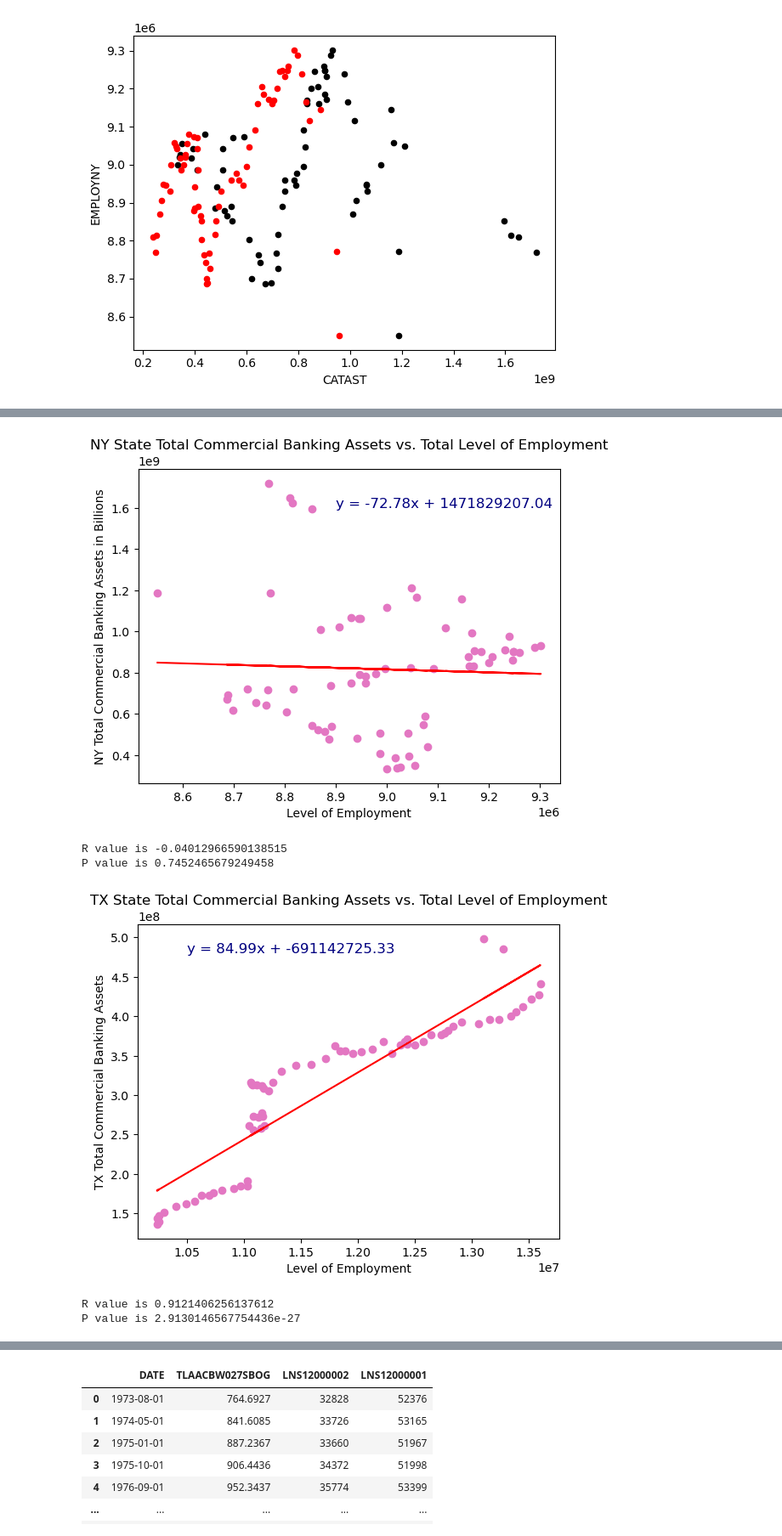
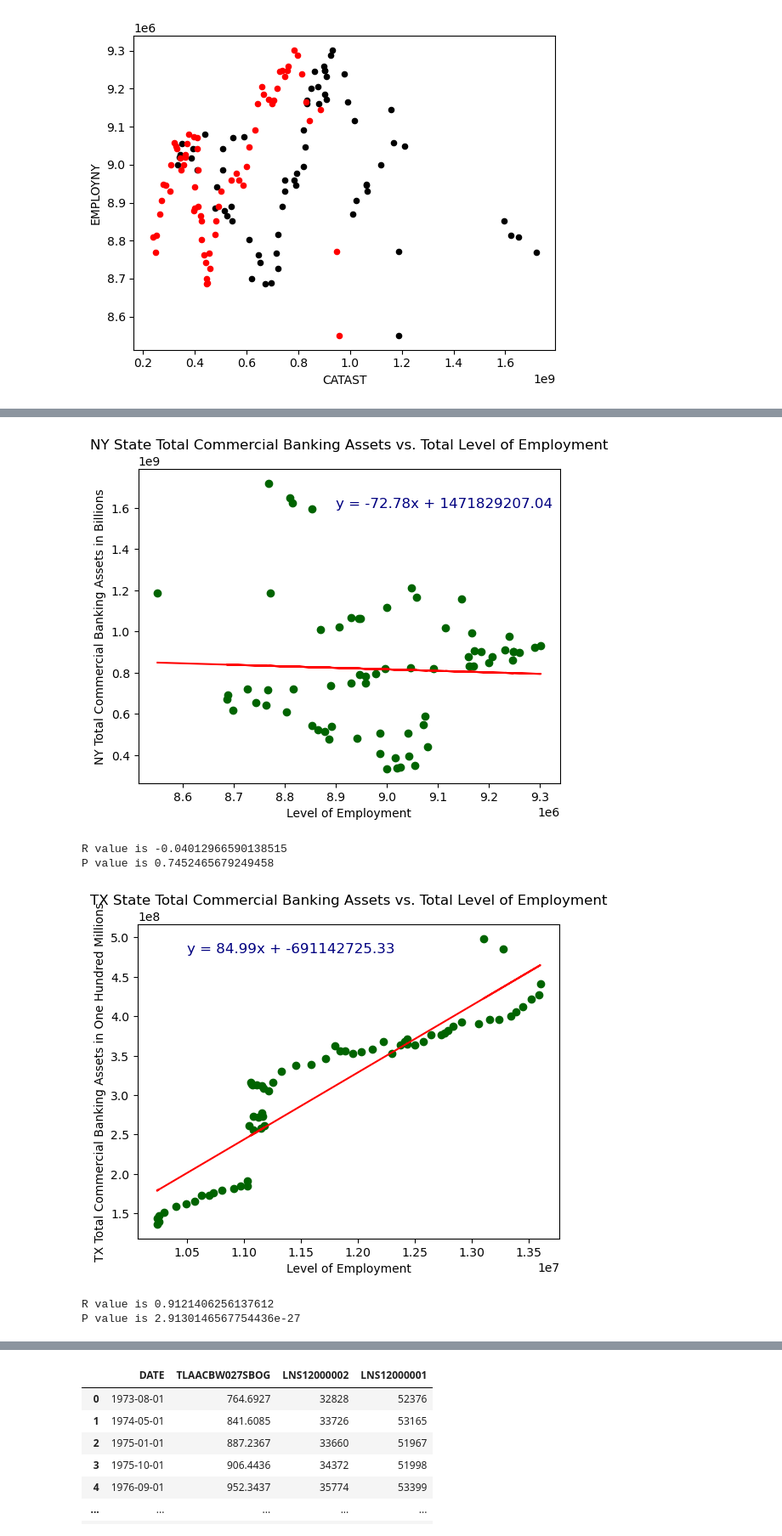
Before and after one commit to RyakDL/Project-1_Finance, a Jupyter notebook: Main_active-Copy1.ipynb, the cells around one changed output, grey strips where cells are left out. Shown at 85% size. Saved outputs shown, nothing was run; the diff lists cells and outputs as text; code cells hidden in the pictures.

```diff
--- a/Main_active-Copy1.ipynb
+++ b/Main_active-Copy1.ipynb
@@ -102,7 +102,7 @@ def plot_linear_regression(x, y, title, y_label, annotate_pos):
     line_eq = f"y = {round(slope,2)}x + {round(intercept,2)}"
 
     #Scatterplot and regression line
-    plt.scatter(x,y, c="#e377c2")
+    plt.scatter(x,y, c="#006400")
     plt.plot(x, regression, "r")
 
     #Annotate text for line
@@ -145,18 +145,18 @@ y = States_merge["NYTAST"]
 #Call line function
 plot_linear_regression(x, y,"NY State Total Commercial Banking Assets vs. Total Level of Employment", "NY Total Commercial Banking Assets in Billions", (8900000,1600000000))
 # %% [output]
-[figure, old version]
+[figure, new version]
 R value is -0.04012966590138515
 P value is 0.7452465679249458
 # %%
 # Linear regression on NY data
 x = States_merge["EMPLOYTX"]
 y = States_merge["TXTAST"]
 
 #Call line function
-plot_linear_regression(x, y,"TX State Total Commercial Banking Assets vs. Total Level of Employment", "TX Total Commercial Banking Assets", (10500000,480000000))
+plot_linear_regression(x, y,"TX State Total Commercial Banking Assets vs. Total Level of Employment", "TX Total Commercial Banking Assets in One Hundred Millions", (10500000,480000000))
 # %% [output]
-[figure, old version]
+[figure, new version]
 R value is 0.9121406256137612
 P value is 2.9130146567754436e-27
 # %%
```
Also changed, not shown: parts of 11 cells of this notebook.
